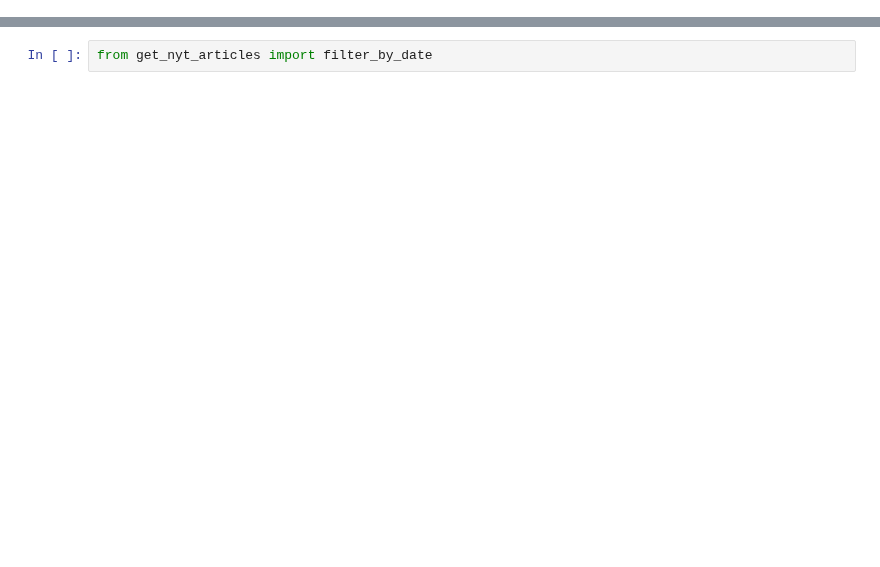
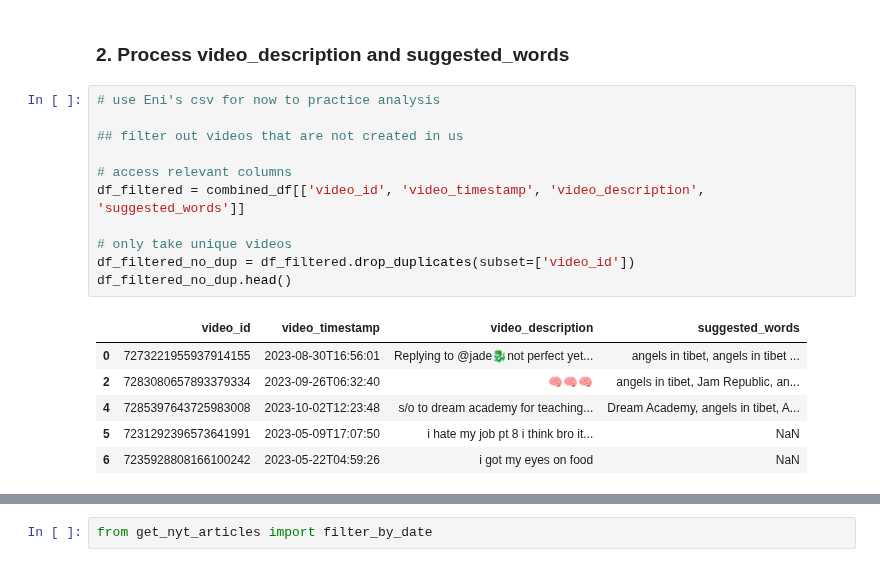
Before and after one commit to jyontika/CS315-Project-2, a Jupyter notebook: analysis/description-suggested-words-analysis.ipynb, the cells around one changed output, grey strips where cells are left out. Drawn from its saved outputs; the diff is of its cells as text; blank space fills up the shorter version.

```diff
--- a/analysis/description-suggested-words-analysis.ipynb
+++ b/analysis/description-suggested-words-analysis.ipynb
@@ -24,0 +42,20 @@ df.head()
+# %% [markdown]
+### 2. Process video_description and suggested_words <a class="anchor" id="2"></a>
+# %%
+# use Eni's csv for now to practice analysis
+
+## filter out videos that are not created in us
+
+# access relevant columns
+df_filtered = combined_df[['video_id', 'video_timestamp', 'video_description', 'suggested_words']]
+
+# only take unique videos
+df_filtered_no_dup = df_filtered.drop_duplicates(subset=['video_id'])
+df_filtered_no_dup.head()
+# %% [output]
+|  | video_id | video_timestamp | video_description | suggested_words |
+| 0 | 7273221955937914155 | 2023-08-30T16:56:01 | Replying to @jade🐉not perfect yet... | angels in tibet, angels in tibet ... |
+| 2 | 7283080657893379334 | 2023-09-26T06:32:40 | 🧠🧠🧠 | angels in tibet, Jam Republic, an... |
+| 4 | 7285397643725983008 | 2023-10-02T12:23:48 | s/o to dream academy for teaching... | Dream Academy, angels in tibet, A... |
+| 5 | 7231292396573641991 | 2023-05-09T17:07:50 | i hate my job pt 8 i think bro it... | NaN |
+| 6 | 7235928808166100242 | 2023-05-22T04:59:26 | i got my eyes on food | NaN |
```
Also changed, not shown: parts of 27 cells of this notebook.
